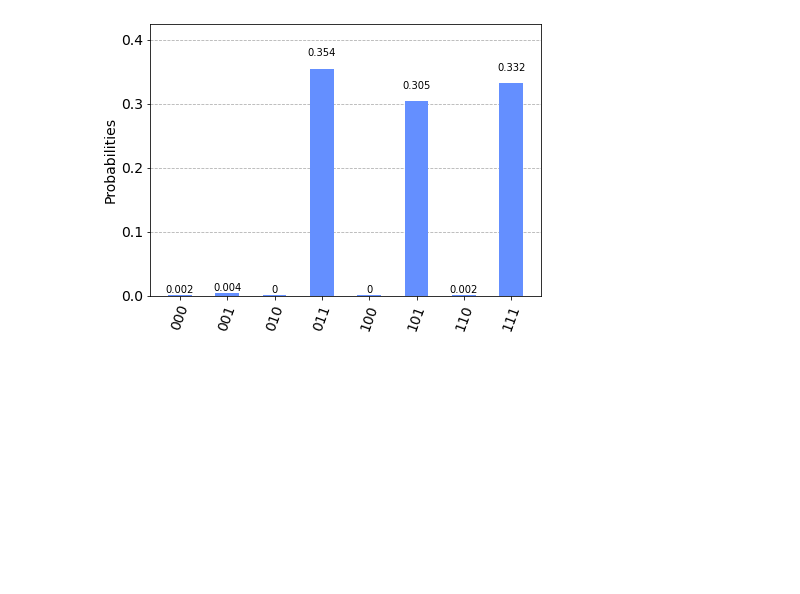
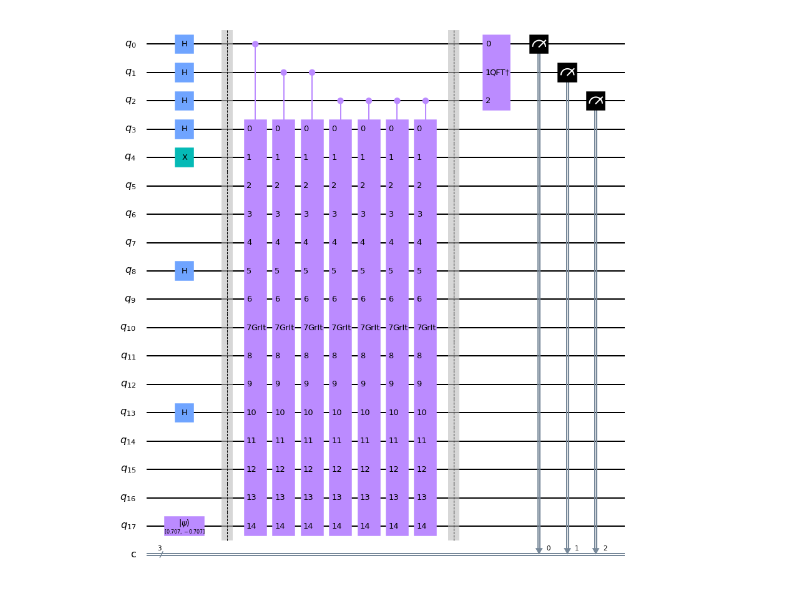
Before and after one commit to ix-stefstet/qaif, a Jupyter notebook: src/jupyter/Quantum Counting with reversible compare oracle.ipynb, the cells around one changed output. Saved outputs shown, nothing was run; the diff lists cells and outputs as text; code cells hidden in the pictures; blank space fills up the shorter version.

Commit message:
Experiments with Quantum Counting

```diff
--- a/src/jupyter/Quantum Counting with reversible compare oracle.ipynb
+++ b/src/jupyter/Quantum Counting with reversible compare oracle.ipynb
@@ -64,5 +81,5 @@ comparer().draw()
 # %%
-def oracle2():
+def oracle():
     qc = QuantumCircuit(15)
 
     U_c = comparer().to_gate()
@@ -76,10 +93,13 @@ def oracle2():
 
     return qc
 
+def controlled_grover_iteration():
+    grover = QuantumCircuit(15)
 
-cbits = ClassicalRegister(3, name='cbits')
-grover = QuantumCircuit(15)
-grover.add_register(cbits)
+    grover.append(oracle().to_gate(), [0,1,2,3,4,5,6,7,8,9,10,11,12,13,14])
+    grover.append(diffuser(3), [0,5,10])
 
-oraculus = oracle2()
-oraculus.draw()
+    grover_gate = grover.to_gate()
+    grover_gate.name = "GrIt"
+    cgrover = grover_gate.control()
+    return cgrover
@@ -118,8 +106,50 @@ grover.draw()
+# %%
+
+t = 3   # no. of counting qubits
+n = 15   # no. of searching qubits
+
+countingCircuit = QuantumCircuit(t+n, t)
+
+cgrit = controlled_grover_iteration()
+
+for qubit in range(t):
+    countingCircuit.h(qubit)
+
+threshold = "100"
+
+if threshold[0] == "1":
+    countingCircuit.x(4)
+if threshold[1] == "1":
+    countingCircuit.x(9)
+if threshold[2] == "1":
+    countingCircuit.x(14)
+
+countingCircuit.initialize([1, -1]/np.sqrt(2), 17)
+countingCircuit.h([3,8,13])
+
+countingCircuit.barrier()
+
+iterations = 1
+for qubit in range(t):
+    for i in range(iterations):
+        countingCircuit.append(cgrit, [qubit] + [*range(t, n+t)])
+    iterations *= 2
+
+countingCircuit.barrier()
+
+qft_dagger = qft(t).to_gate().inverse()
+qft_dagger.label = "QFT†"
+
+countingCircuit.append(qft_dagger, range(t))
+
+countingCircuit.measure(range(t), range(t))
+
+countingCircuit.draw()
+# %% [output]
+[figure, added]
 # %%
 qasm_simulator = Aer.get_backend('qasm_simulator')
-shots = 1024
-results = execute(grover, backend=qasm_simulator, shots=shots).result()
+shots = 128
+results = execute(countingCircuit, backend=qasm_simulator, shots=shots).result()
 answer = results.get_counts()
 plot_histogram(answer)
-# %% [output]
-[figure, removed]
```
Also changed, not shown: parts of 5 cells of this notebook.
